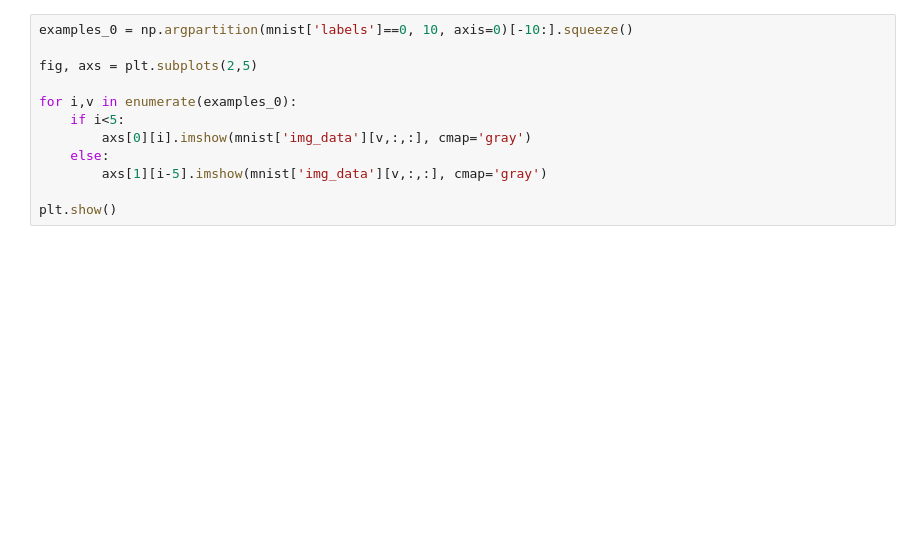
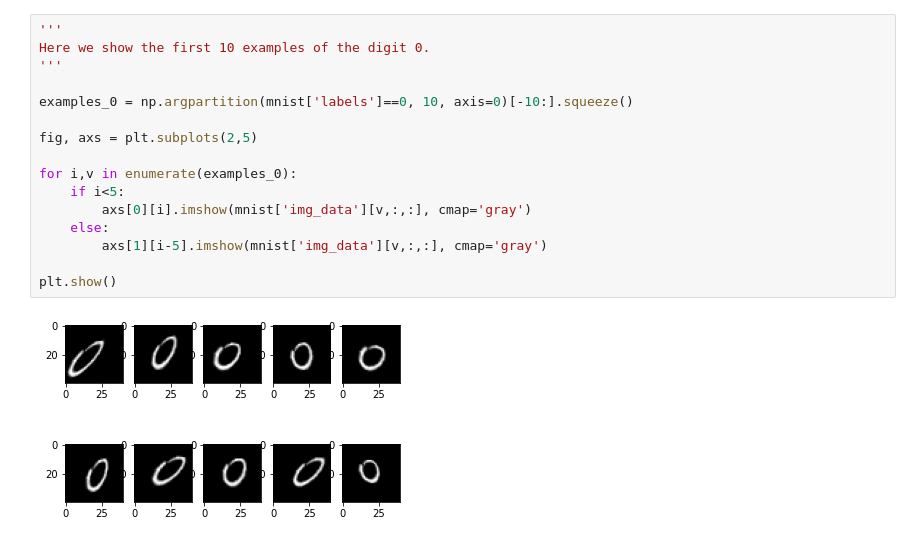
Before and after one commit to ElisaSuarez/czechitas-section3, a Jupyter notebook: ConvolutionalNeuralNetworks.ipynb, the cells around one changed output. Cells and saved outputs as stored; diff of their text form; blank space fills up the shorter version.

```diff
--- a/ConvolutionalNeuralNetworks.ipynb
+++ b/ConvolutionalNeuralNetworks.ipynb
@@ -41,13 +89,19 @@ plt.show()
 # %%
+'''
+Here we show the first 10 examples of the digit 0.
+'''
+
 examples_0 = np.argpartition(mnist['labels']==0, 10, axis=0)[-10:].squeeze()
 
 fig, axs = plt.subplots(2,5)
 
 for i,v in enumerate(examples_0):
     if i<5:
         axs[0][i].imshow(mnist['img_data'][v,:,:], cmap='gray')
     else:
         axs[1][i-5].imshow(mnist['img_data'][v,:,:], cmap='gray')
 
 plt.show()
+# %% [output]
+[figure, added]
 # %%
```
Also changed, not shown: parts of 28 cells of this notebook.
